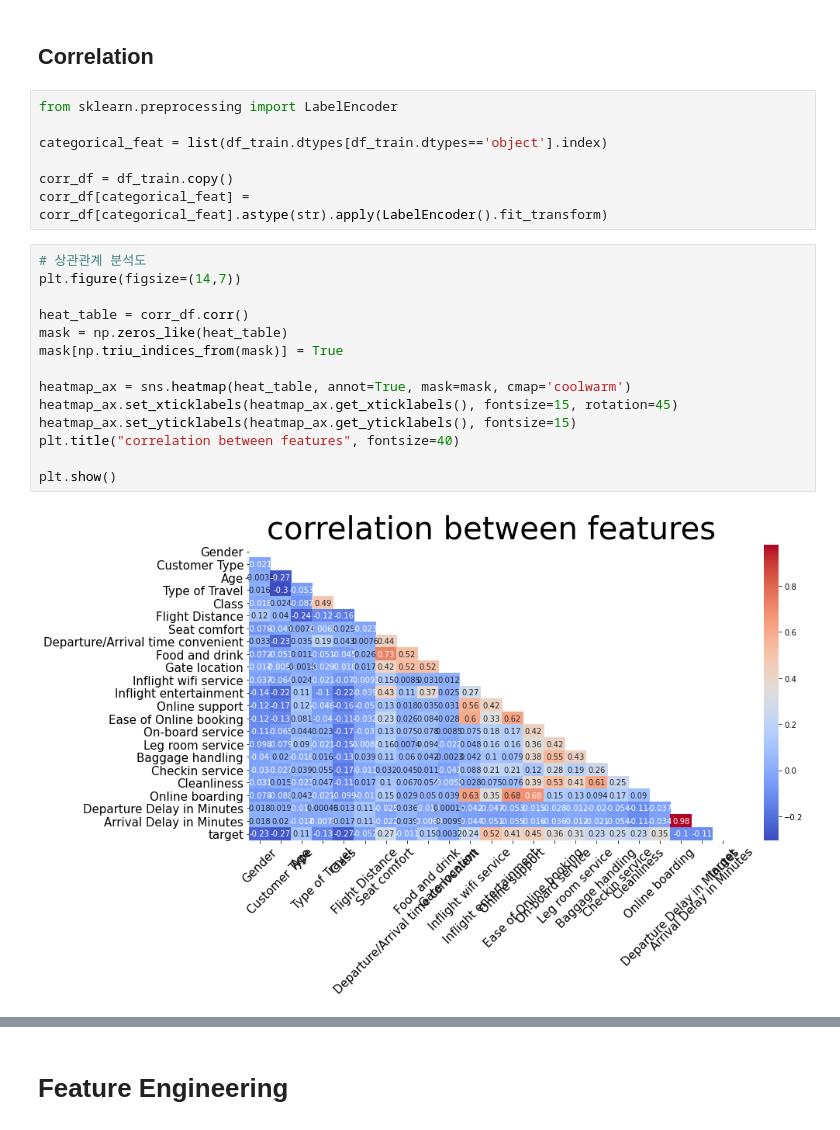
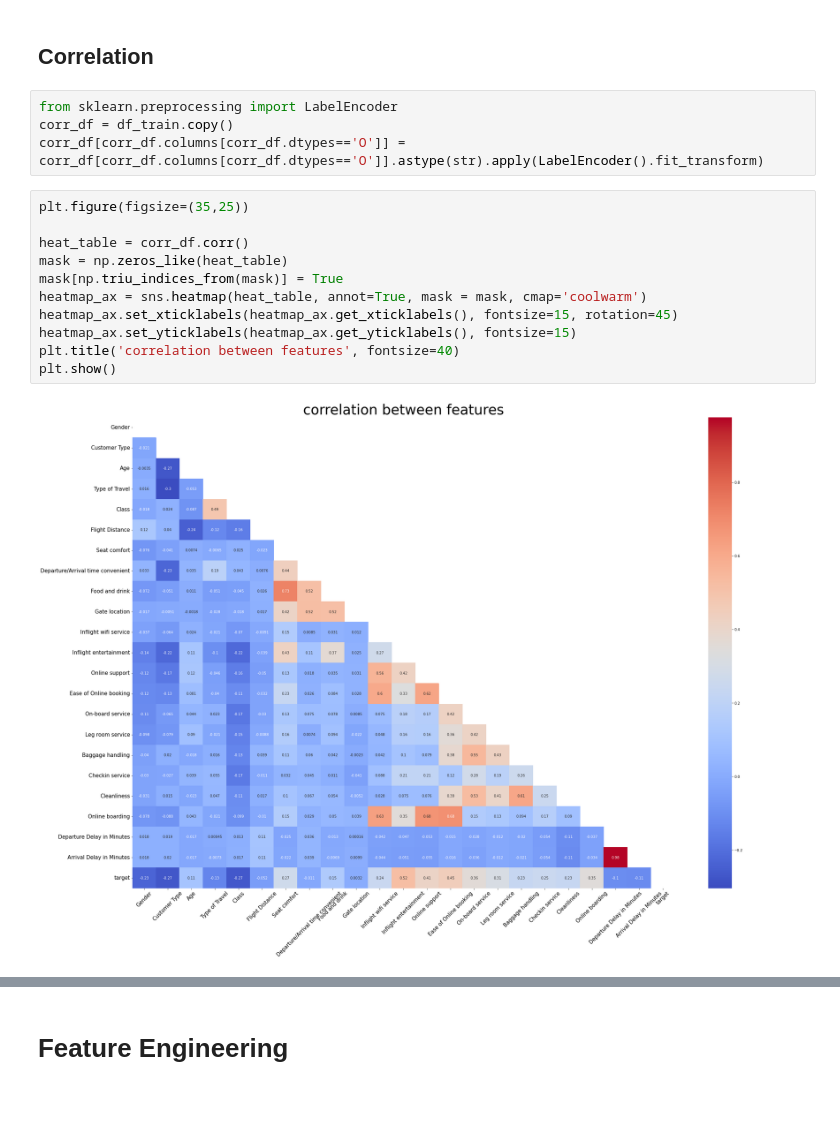
Before and after one commit to Park-taenam/DACON, a Jupyter notebook: Airlines/Airlines.ipynb, the cells around one changed output, grey strips where cells are left out. Drawn from its saved outputs; the diff is of its cells as text; blank space fills up the shorter version.

```diff
--- a/Airlines/Airlines.ipynb
+++ b/Airlines/Airlines.ipynb
@@ -713,24 +763,18 @@ df_train[(df_train['Departure Delay in Minutes']==0) & (df_train['Arrival Delay
 ## Correlation
 # %%
 from sklearn.preprocessing import LabelEncoder
-
-categorical_feat = list(df_train.dtypes[df_train.dtypes=='object'].index)
-
 corr_df = df_train.copy()
-corr_df[categorical_feat] = corr_df[categorical_feat].astype(str).apply(LabelEncoder().fit_transform)
+corr_df[corr_df.columns[corr_df.dtypes=='O']] = corr_df[corr_df.columns[corr_df.dtypes=='O']].astype(str).apply(LabelEncoder().fit_transform)
 # %%
-# 상관관계 분석도
-plt.figure(figsize=(14,7))
+plt.figure(figsize=(35,25))
 
 heat_table = corr_df.corr()
 mask = np.zeros_like(heat_table)
 mask[np.triu_indices_from(mask)] = True
-
-heatmap_ax = sns.heatmap(heat_table, annot=True, mask=mask, cmap='coolwarm')
+heatmap_ax = sns.heatmap(heat_table, annot=True, mask = mask, cmap='coolwarm')
 heatmap_ax.set_xticklabels(heatmap_ax.get_xticklabels(), fontsize=15, rotation=45)
 heatmap_ax.set_yticklabels(heatmap_ax.get_yticklabels(), fontsize=15)
-plt.title("correlation between features", fontsize=40)
-
+plt.title('correlation between features', fontsize=40)
 plt.show()
 # %% [output]
-[figure, old version]
+[figure, new version]
```
Also changed, not shown: parts of 30 cells of this notebook, 2 other files.
